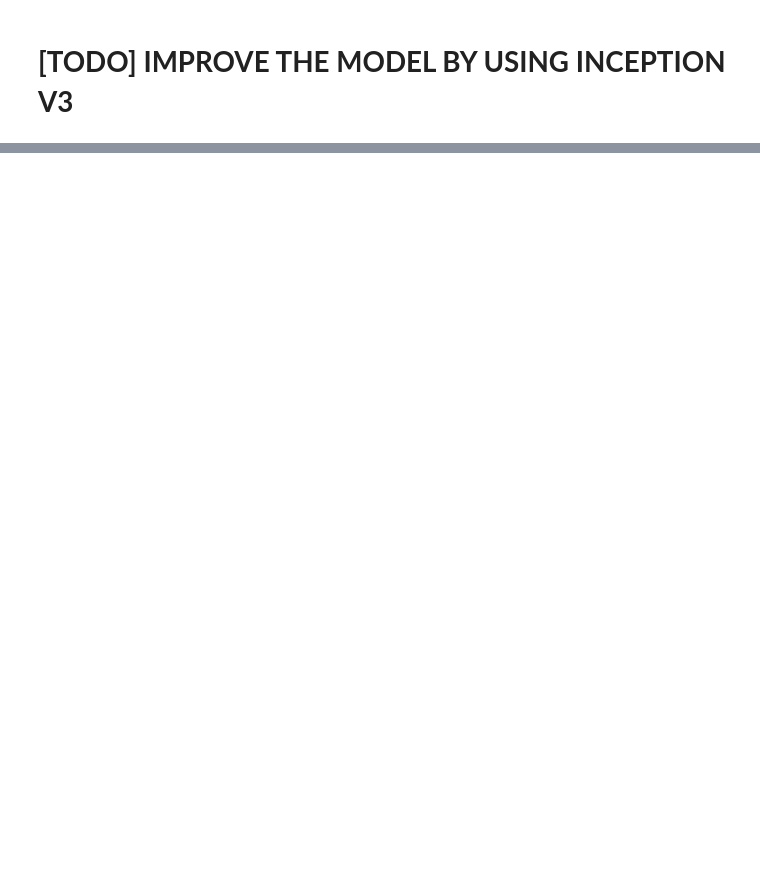
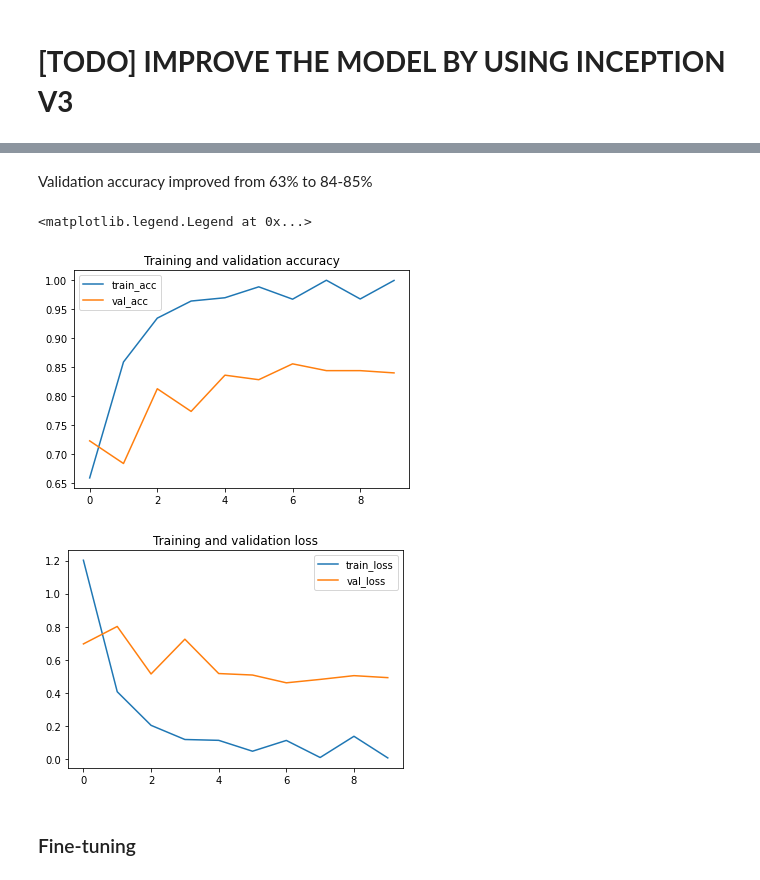
Before and after one commit to miguelfrutos/Convolutional-Neuronal-Nets, a Jupyter notebook: 04_cnn_template.ipynb, the cells around one changed output, grey strips where cells are left out. Saved outputs shown, nothing was run; the diff lists cells and outputs as text; code cells hidden in the pictures; blank space fills up the shorter version.

```diff
--- a/04_cnn_template.ipynb
+++ b/04_cnn_template.ipynb
@@ -197,0 +233,4 @@ Text(0.5, 1.0, 'Training and validation loss')
+# %%
+last_layer = pre_trained_model.get_layer('mixed7')
+print('last layer output shape:', last_layer.output_shape)
+last_output = last_layer.output
@@ -197,0 +254,6 @@ Text(0.5, 1.0, 'Training and validation loss')
+# %%
+BATCH_SIZE = 128
+SHUFFLE_BUFFER_SIZE = 1000
+train_batches = train.repeat().shuffle(SHUFFLE_BUFFER_SIZE).batch(BATCH_SIZE)
+validation_batches = validation.batch(BATCH_SIZE)
+test_batches = test.batch(BATCH_SIZE)
@@ -197,0 +280,8 @@ Text(0.5, 1.0, 'Training and validation loss')
+# %%
+history = model.fit(
+      train_batches,
+      steps_per_epoch=len(train)//BATCH_SIZE,
+      epochs=10,
+      validation_data=validation_batches,
+      validation_steps=len(validation)//BATCH_SIZE,
+      verbose=2)
@@ -197,0 +309,41 @@ Text(0.5, 1.0, 'Training and validation loss')
+# %% [markdown]
+Validation accuracy improved from 63% to 84-85%
+# %%
+%matplotlib inline
+
+import matplotlib.pyplot as plt
+import matplotlib.image as mpimg
+
+# Retrieve a list of accuracy results on training and validation data
+# sets for each training epoch
+acc = history.history['acc']
+val_acc = history.history['val_acc']
+
+# Retrieve a list of list results on training and validation data
+# sets for each training epoch
+loss = history.history['loss']
+val_loss = history.history['val_loss']
+
+# Get number of epochs
+epochs = range(len(acc))
+
+# Plot training and validation accuracy per epoch
+plt.plot(epochs, acc, label = 'train_acc')
+plt.plot(epochs, val_acc, label = 'val_acc')
+plt.title('Training and validation accuracy')
+
+plt.legend()
+plt.figure()
+
+# Plot training and validation loss per epoch
+plt.plot(epochs, loss, label = 'train_loss')
+plt.plot(epochs, val_loss, label = 'val_loss')
+plt.title('Training and validation loss')
+
+plt.legend()
+# %% [output]
+<matplotlib.legend.Legend at 0x...>
+[figure, added]
+[figure, added]
+# %% [markdown]
+### Fine-tuning
```
Also changed, not shown: parts of 20 cells of this notebook.
